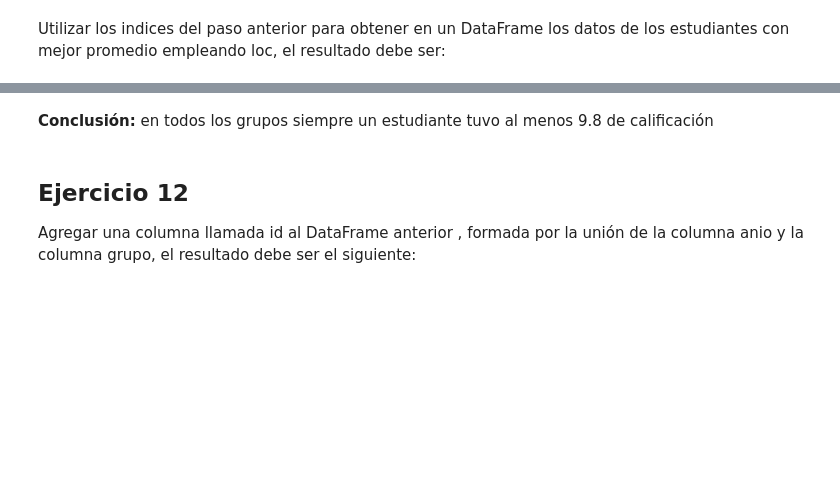
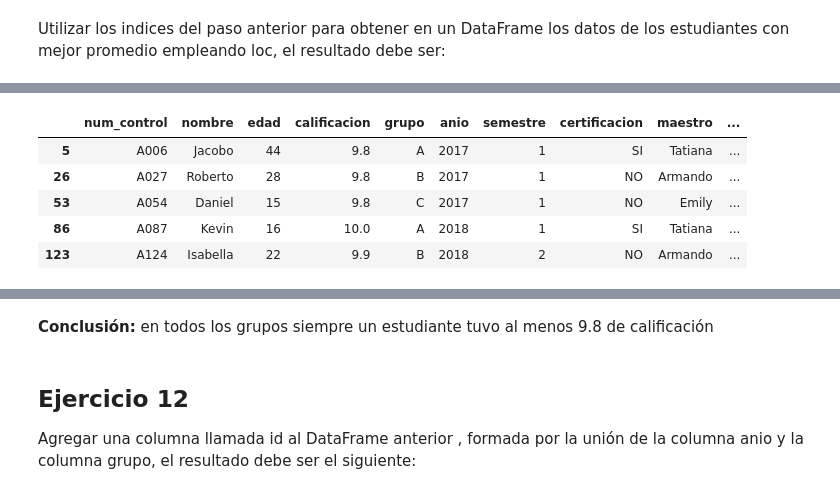
Before and after one commit to alcazarpedro/project_numpy_pandas, a Jupyter notebook: pandas_dtascience/6_Proyecto final/Proyecto Final 24 Ejercicios.ipynb, the cells around one changed output, grey strips where cells are left out. Cells and saved outputs as stored; diff of their text form; code cells hidden in the pictures; blank space fills up the shorter version.

```diff
--- a/pandas_dtascience/6_Proyecto final/Proyecto Final 24 Ejercicios.ipynb
+++ b/pandas_dtascience/6_Proyecto final/Proyecto Final 24 Ejercicios.ipynb
@@ -337,6 +359,17 @@ Armar un Dataframe con los indices de los alumnos que obtuvieron la calificació
 Utilizar los indices del paso anterior para obtener en un DataFrame los datos de los estudiantes con mejor promedio empleando loc, el resultado debe ser:
 # %% [markdown]
 ![Resuelto](./Img_24_Ejercicios/Act11Img2.png)
+# %%
+mejores_promedios = historico.loc[index_alto["calificacion"]]
+
+mejores_promedios.head()
+# %% [output]
+|  | num_control | nombre | edad | calificacion | grupo | anio | semestre | certificacion | maestro | ... |
+| 5 | A006 | Jacobo | 44 | 9.8 | A | 2017 | 1 | SI | Tatiana | ... |
+| 26 | A027 | Roberto | 28 | 9.8 | B | 2017 | 1 | NO | Armando | ... |
+| 53 | A054 | Daniel | 15 | 9.8 | C | 2017 | 1 | NO | Emily | ... |
+| 86 | A087 | Kevin | 16 | 10.0 | A | 2018 | 1 | SI | Tatiana | ... |
+| 123 | A124 | Isabella | 22 | 9.9 | B | 2018 | 2 | NO | Armando | ... |
 # %% [markdown]
 ![Resuelto](./Img_24_Ejercicios/Act11Img3.png)
 # %% [markdown]
```
Also changed, not shown: parts of 5 cells of this notebook.
